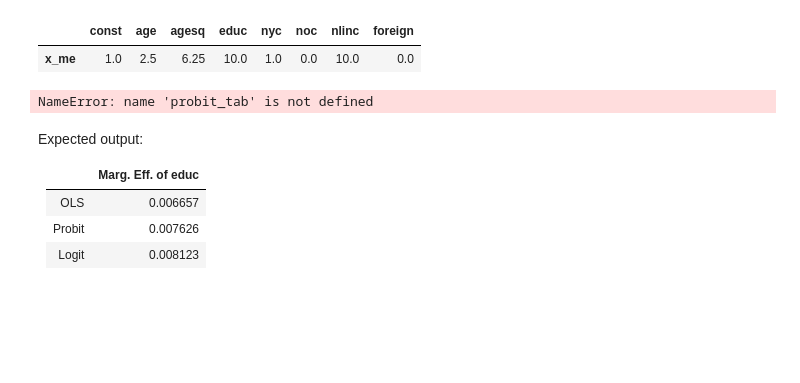
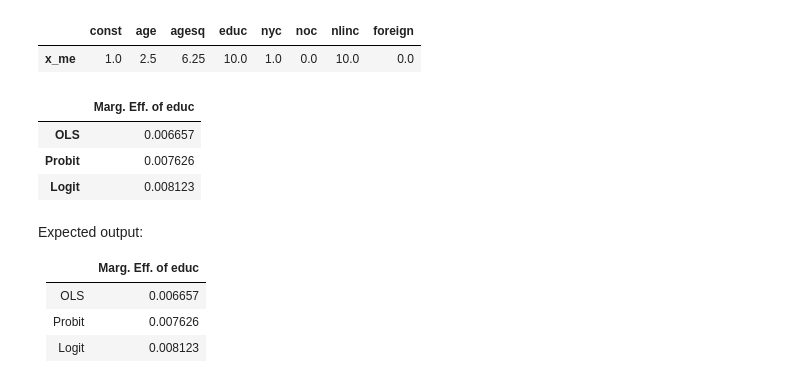
Before and after one commit to bschjerning/EconometricsB, a Jupyter notebook: exercises/07_Binary/ex_ante/ex_ante.ipynb, the cells around one changed output. Saved outputs shown, nothing was run; the diff lists cells and outputs as text; code cells hidden in the pictures; blank space fills up the shorter version.

```diff
--- a/exercises/07_Binary/ex_ante/ex_ante.ipynb
+++ b/exercises/07_Binary/ex_ante/ex_ante.ipynb
@@ -402,23 +384,26 @@ pd.DataFrame(x_me, columns=x_lab, index=['x_me'])
 # %%
 k = 3 # the parameter to take derivative wrt.
 
 # Let us get the beta coefficients that we are interested in.
 b_pr = probit_tab.theta.values
 b_lg = logit_tab.theta.values
 
 # Calculate the marginal effects both for the logit and probit.
 # For the probit, you can use norm.pdf for g
 # For the logit, g is straightforward algebra
-me_educ_pr = None # Fill in
-me_educ_lg = None # Fill in
+me_educ_pr = 1/np.sqrt(2*np.pi) * np.exp(-0.5*(x_me @ b_pr)**2) * b_pr[k] # Fill in
+me_educ_lg = np.exp(x_me @ b_lg) / (1.0 + np.exp(x_me @ b_lg))**2 * b_lg[k] # Fill in
 
 # print results
 pd.DataFrame([ols_results['b_hat'][k],
               me_educ_pr[0],
               me_educ_lg[0]],
              index=['OLS', 'Probit', 'Logit'], columns=[f'Marg. Eff. of {x_lab[k]}']).round(6)
 # %% [output]
-NameError: name 'probit_tab' is not defined
+|  | Marg. Eff. of educ |
+| OLS | 0.006657 |
+| Probit | 0.007626 |
+| Logit | 0.008123 |
 # %% [markdown]
 Expected output:
 
```
Also changed, not shown: parts of 15 cells of this notebook, 2 other files.
